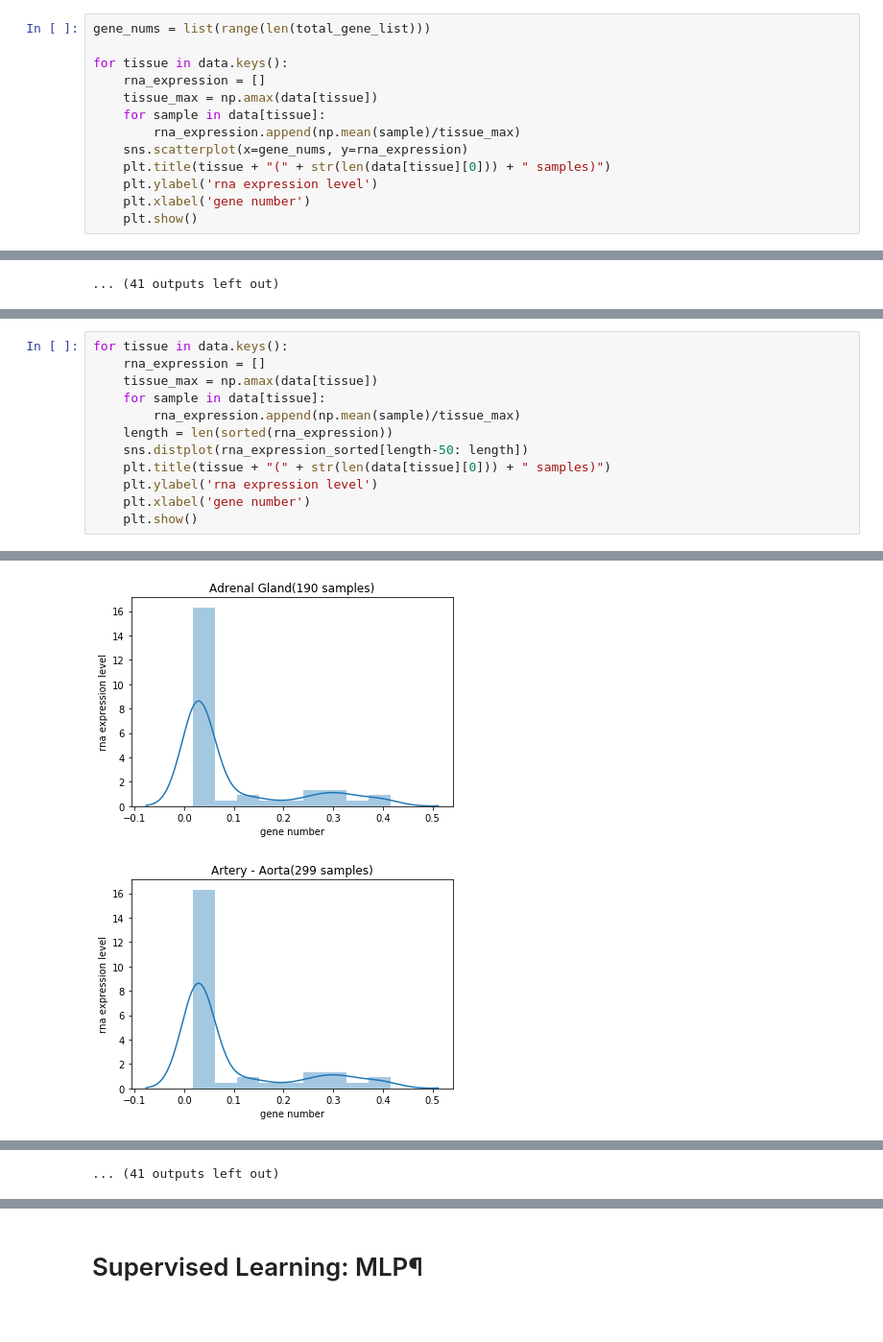
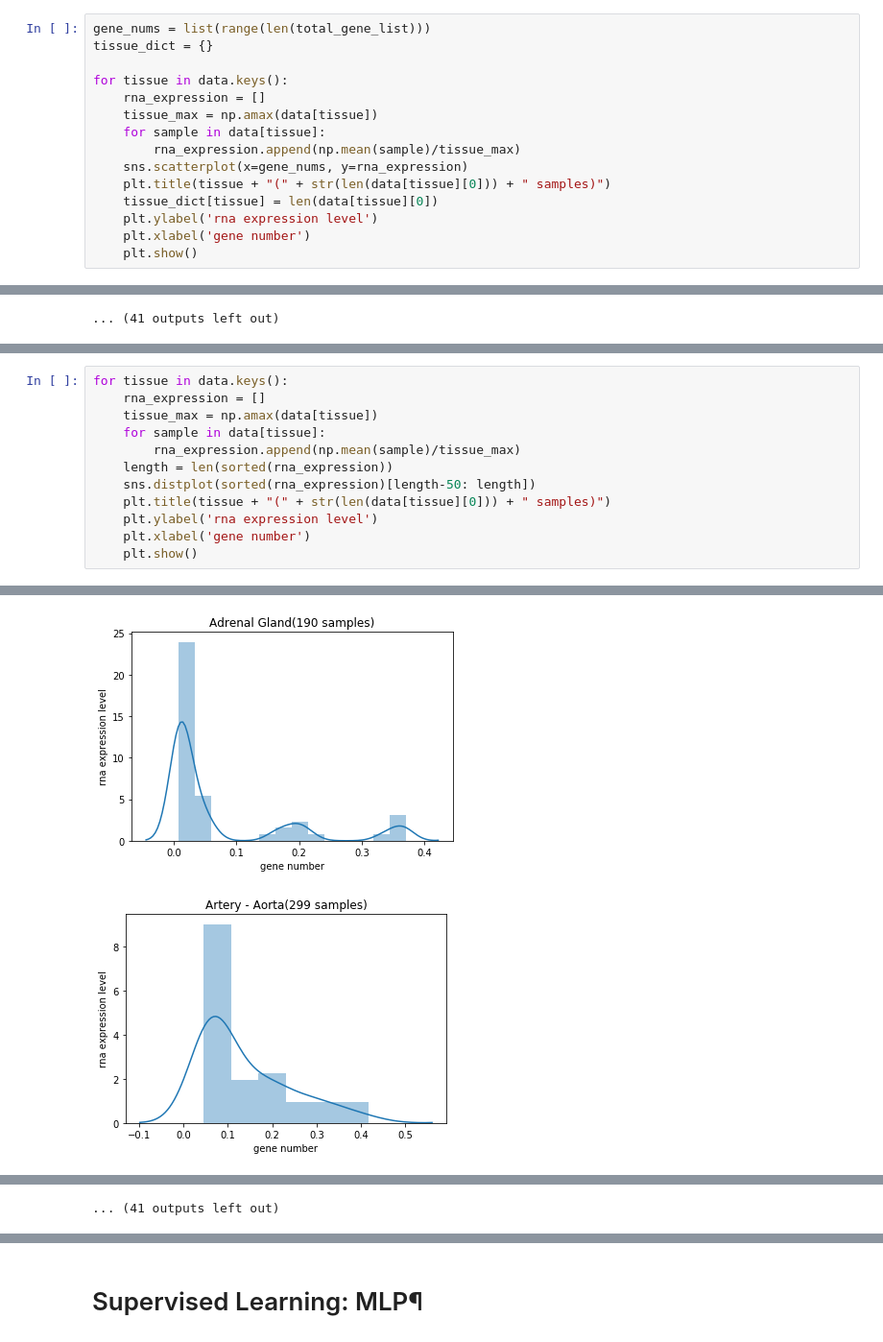
Before and after one commit to csheare/pearlhacks2019, a Jupyter notebook: Big Data and Biology.ipynb, the cells around one changed output, grey strips where cells are left out. Shown at 96% size. Cells and saved outputs as stored; diff of their text form.

```diff
--- a/Big Data and Biology.ipynb
+++ b/Big Data and Biology.ipynb
@@ -42,6 +71,7 @@ data = load_data('./data/gtex_tissue_count_v7.json', gtex_gct_flt)
 # Basic EDA
 # %%
 gene_nums = list(range(len(total_gene_list)))
+tissue_dict = {}
 
 for tissue in data.keys():
     rna_expression = []
@@ -50,6 +80,7 @@ for tissue in data.keys():
         rna_expression.append(np.mean(sample)/tissue_max)
     sns.scatterplot(x=gene_nums, y=rna_expression)
     plt.title(tissue + "(" + str(len(data[tissue][0])) + " samples)")
+    tissue_dict[tissue] = len(data[tissue][0])
     plt.ylabel('rna expression level')
     plt.xlabel('gene number')
     plt.show()
@@ -74,7 +111,7 @@ for tissue in data.keys():
     for sample in data[tissue]:
         rna_expression.append(np.mean(sample)/tissue_max)
     length = len(sorted(rna_expression))
-    sns.distplot(rna_expression_sorted[length-50: length])
+    sns.distplot(sorted(rna_expression)[length-50: length])
     plt.title(tissue + "(" + str(len(data[tissue][0])) + " samples)")
     plt.ylabel('rna expression level')
     plt.xlabel('gene number')
@@ -85,2 +122,2 @@ for tissue in data.keys():
-[figure, old version]
+[figure, new version]
-[figure, old version]
+[figure, new version]
```
Also changed, not shown: parts of 14 cells of this notebook.
